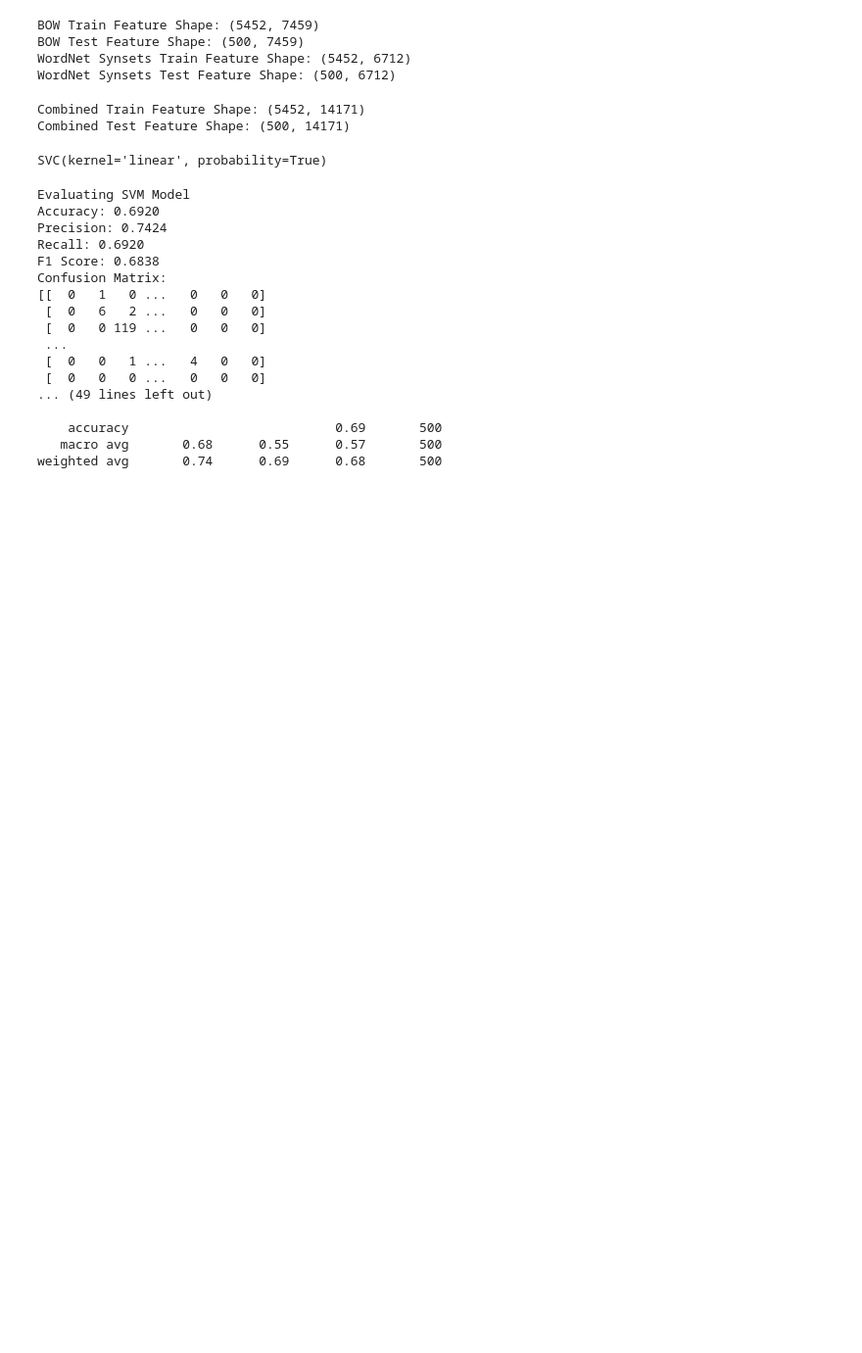
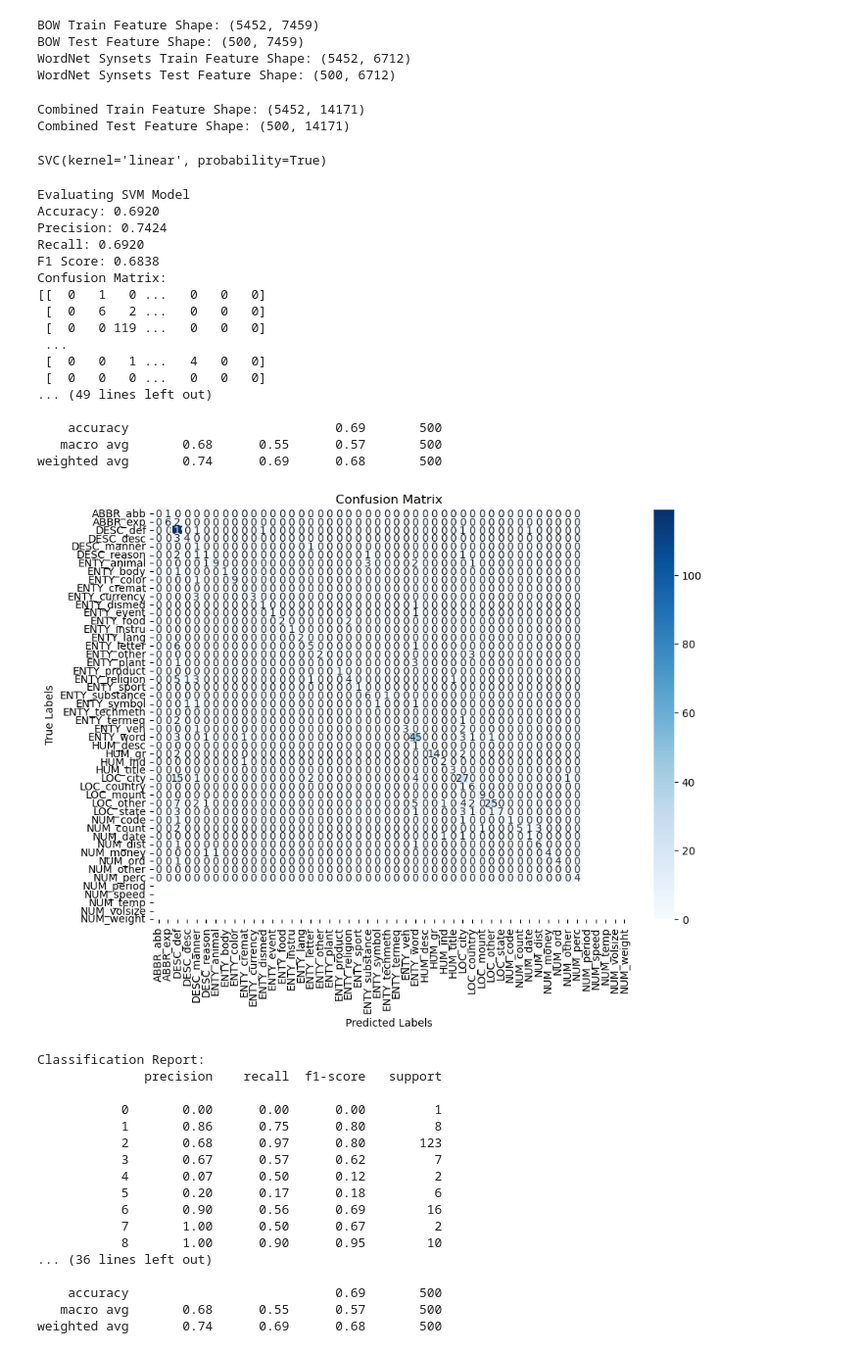
Before and after one commit to hatrigui/QuestionsClassification, a Jupyter notebook: SVM-V1.ipynb, the cells around one changed output. Shown at 98% size. Saved outputs shown, nothing was run; the diff lists cells and outputs as text; code cells hidden in the pictures; blank space fills up the shorter version.

```diff
--- a/SVM-V1.ipynb
+++ b/SVM-V1.ipynb
@@ -218,6 +242,8 @@ svm_model.fit(X_train_combined, flat_train_labels)
 # %% [output]
 SVC(kernel='linear', probability=True)
 # %%
+import matplotlib.pyplot as plt
+import seaborn as sns
 from sklearn.metrics import accuracy_score, classification_report, confusion_matrix, precision_score, recall_score, f1_score
 
 # Extended evaluation function
@@ -238,35 +264,65 @@ def evaluate_model(model, X_test, y_test):
     print(f"Recall: {recall:.4f}")
     print(f"F1 Score: {f1:.4f}")
 
-    # Confusion Matrix
+        # Confusion Matrix
+    cm = confusion_matrix(y_test, y_pred)
     print("Confusion Matrix:")
-    print(confusion_matrix(y_test, y_pred))
+    print(cm)
 
+    # Classification Report
+    print("Classification Report:")
+    print(classification_report(y_test, y_pred))
+
+    # Plot the confusion matrix
+    plt.figure(figsize=(10, 7))
+    sns.heatmap(cm, annot=True, fmt='d', cmap='Blues', xticklabels=flat_label_encoder.classes_, yticklabels=flat_label_encoder.classes_)
+    plt.title("Confusion Matrix")
+    plt.xlabel("Predicted Labels")
+    plt.ylabel("True Labels")
+    plt.show()
     # Classification Report
     print("Classification Report:")
     print(classification_report(y_test, y_pred))
 
 # Example usage with your model:
 print("Evaluating SVM Model")
 evaluate_model(svm_model, X_test_combined, flat_test_labels)  # Replace flat_test_labels with your encoded test labels
 # %% [output]
 Evaluating SVM Model
 Accuracy: 0.6920
 Precision: 0.7424
 Recall: 0.6920
 F1 Score: 0.6838
 Confusion Matrix:
 [[  0   1   0 ...   0   0   0]
  [  0   6   2 ...   0   0   0]
  [  0   0 119 ...   0   0   0]
  ...
  [  0   0   1 ...   4   0   0]
  [  0   0   0 ...   0   0   0]
 ... (49 lines left out)
 
     accuracy                           0.69       500
    macro avg       0.68      0.55      0.57       500
 weighted avg       0.74      0.69      0.68       500
+[figure, added]
+Classification Report:
+              precision    recall  f1-score   support
+
+           0       0.00      0.00      0.00         1
+           1       0.86      0.75      0.80         8
+           2       0.68      0.97      0.80       123
+           3       0.67      0.57      0.62         7
+           4       0.07      0.50      0.12         2
+           5       0.20      0.17      0.18         6
+           6       0.90      0.56      0.69        16
+           7       1.00      0.50      0.67         2
+           8       1.00      0.90      0.95        10
+... (36 lines left out)
+
+    accuracy                           0.69       500
+   macro avg       0.68      0.55      0.57       500
+weighted avg       0.74      0.69      0.68       500
 # %%
 from sklearn.metrics import accuracy_score, classification_report, confusion_matrix, precision_score, recall_score, f1_score
 from sklearn.model_selection import GridSearchCV
```
Also changed, not shown: parts of 4 cells of this notebook.
